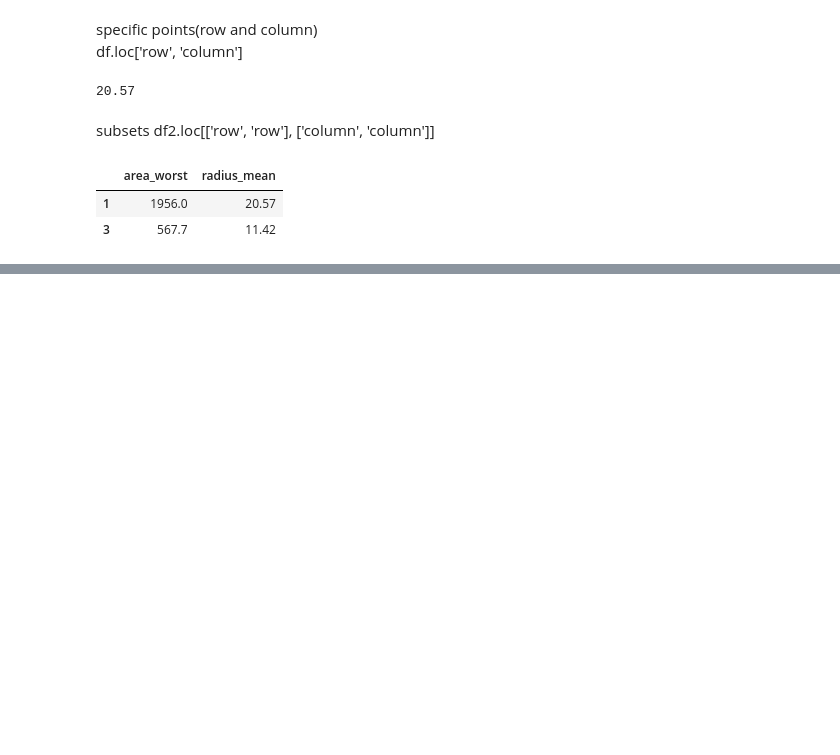
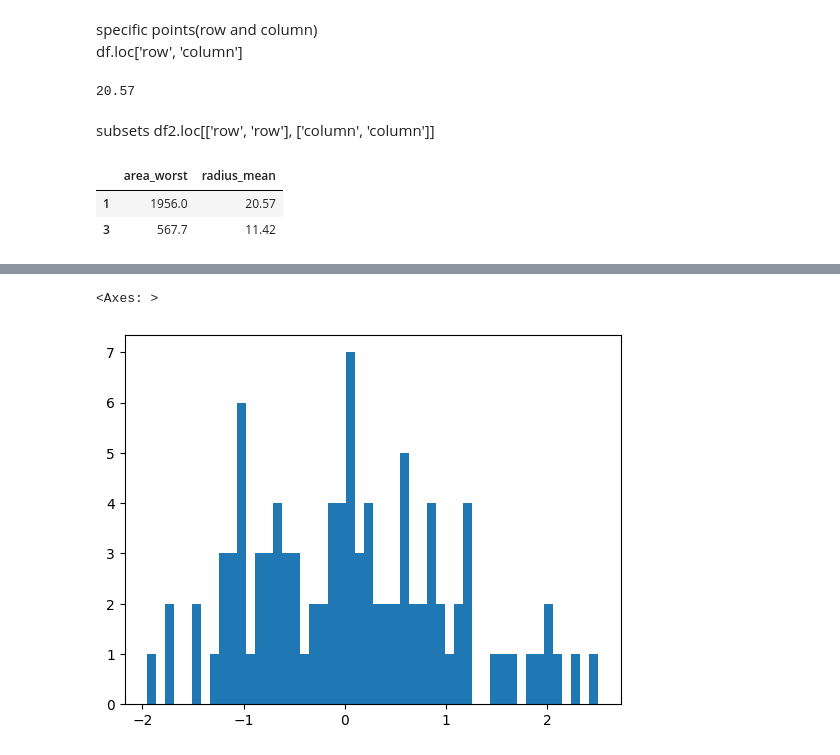
Before and after one commit to ukasz21/learning, a Jupyter notebook: numpy_tutorials/codemy_pandas_tutorial/pandas_codemy_pt2_28.ipynb, the cells around one changed output, grey strips where cells are left out. Cells and saved outputs as stored; diff of their text form; code cells hidden in the pictures; blank space fills up the shorter version.

```diff
--- a/numpy_tutorials/codemy_pandas_tutorial/pandas_codemy_pt2_28.ipynb
+++ b/numpy_tutorials/codemy_pandas_tutorial/pandas_codemy_pt2_28.ipynb
@@ -703,0 +1516,5 @@ df2.loc[[1, 3], ['area_worst', 'radius_mean']]
+# %%
+df4['Wed'].hist(bins=50, grid=False)
+# %% [output]
+<Axes: >
+[figure, added]
```
Also changed, not shown: parts of 129 cells of this notebook.
